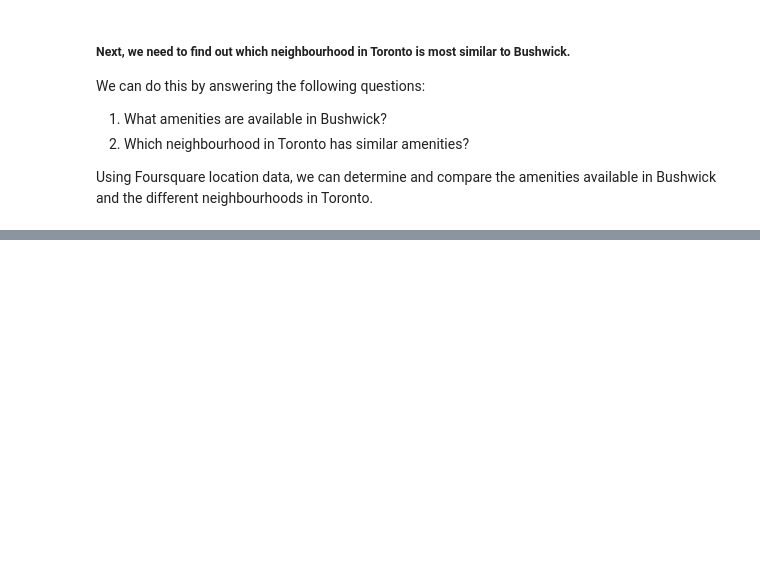
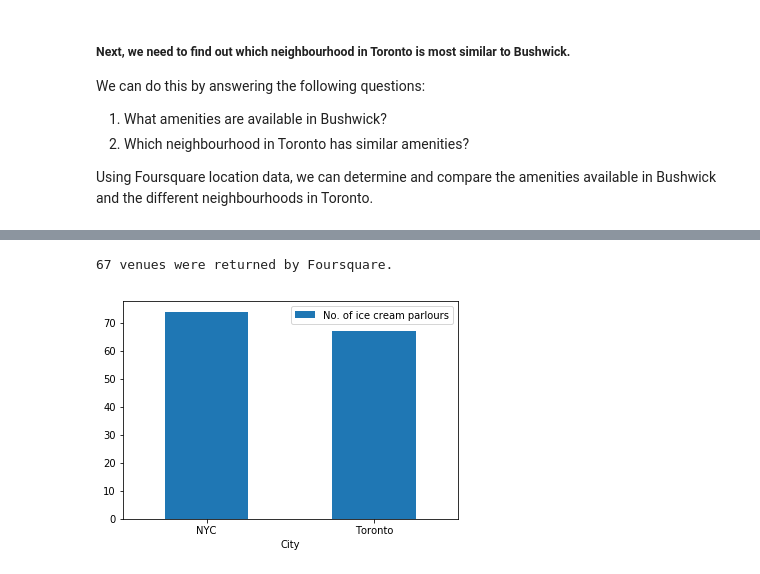
Before and after one commit to chloway/Coursera_Capstone, a Jupyter notebook: Capstone Project - The Battle of Neighbourhoods.ipynb, the cells around one changed output, grey strips where cells are left out. Saved outputs shown, nothing was run; the diff lists cells and outputs as text; code cells hidden in the pictures; blank space fills up the shorter version.

```diff
--- a/Capstone Project - The Battle of Neighbourhoods.ipynb
+++ b/Capstone Project - The Battle of Neighbourhoods.ipynb
@@ -33,0 +210,17 @@ Using Foursquare location data, we can determine and compare the amenities avail
+# %%
+# Number of ice cream parlours in NYC
+icecream_id = '4bf58dd8d48988d1c9941735'
+nyc_lat = 40.730610
+nyc_long = -73.935242
+
+# create URL
+nyc_url = 'https://api.foursquare.com/v2/venues/explore?&client_id={}&client_secret={}&v={}&ll={},{}&categoryId={}'.format(
+    CLIENT_ID,
+    CLIENT_SECRET,
+    VERSION,
+    nyc_lat,
+    nyc_long,
+    icecream_id)
+nyc_url # display URL
+nyc_results = requests.get(nyc_url).json()
+nyc_results
@@ -33,0 +245,4 @@ Using Foursquare location data, we can determine and compare the amenities avail
+# %%
+nyc_icecream = nyc_results['response']['totalResults']
+
+print('{} venues were returned by Foursquare.'.format(nyc_icecream))
@@ -33,0 +251,16 @@ Using Foursquare location data, we can determine and compare the amenities avail
+# %%
+# Number of ice cream parlours in Toronto
+toronto_lat = 43.651070
+toronto_long = -79.347015
+
+# create URL
+toronto_url = 'https://api.foursquare.com/v2/venues/explore?&client_id={}&client_secret={}&v={}&ll={},{}&categoryId={}'.format(
+    CLIENT_ID,
+    CLIENT_SECRET,
+    VERSION,
+    toronto_lat,
+    toronto_long,
+    icecream_id)
+toronto_url # display URL
+toronto_results = requests.get(toronto_url).json()
+toronto_results
@@ -33,0 +285,12 @@ Using Foursquare location data, we can determine and compare the amenities avail
+# %%
+toronto_icecream = toronto_results['response']['totalResults']
+
+print('{} venues were returned by Foursquare.'.format(toronto_icecream))
+# %% [output]
+67 venues were returned by Foursquare.
+# %%
+# Visualisation of number of ice cream parlours
+icecream = pd.DataFrame({'City':['NYC', 'Toronto'], 'No. of ice cream parlours':[nyc_icecream, toronto_icecream]})
+ax1 = icecream.plot.bar(x='City', y='No. of ice cream parlours', rot=0)
+# %% [output]
+[figure, added]
```
Also changed, not shown: parts of 39 cells of this notebook.
